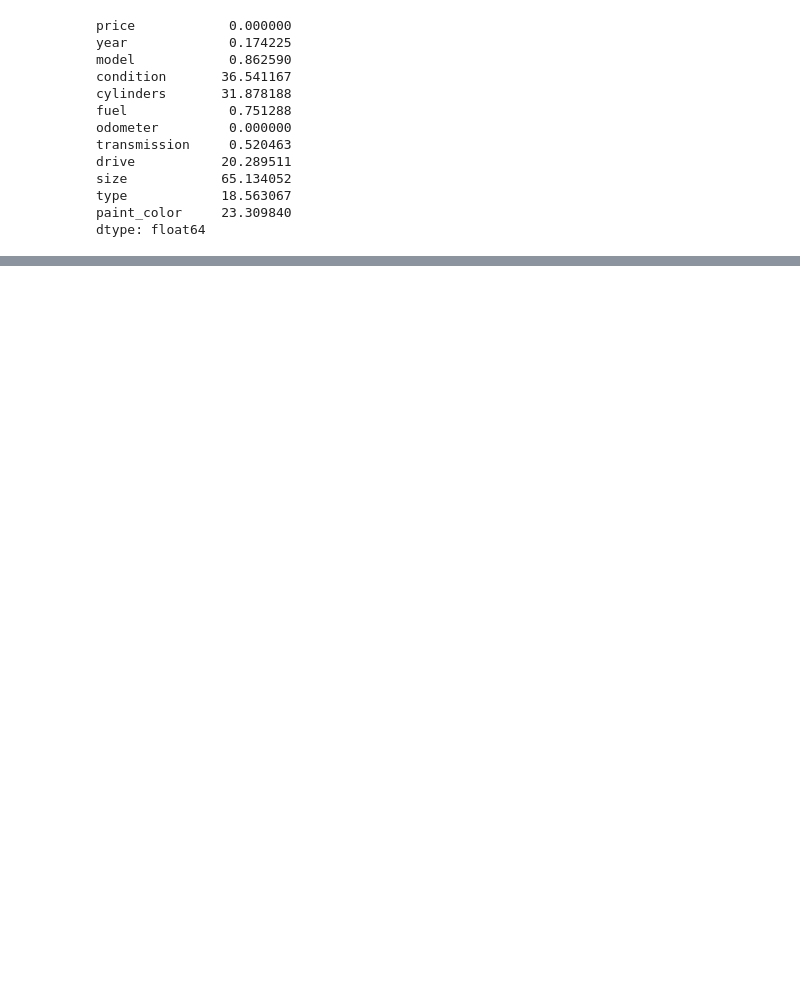
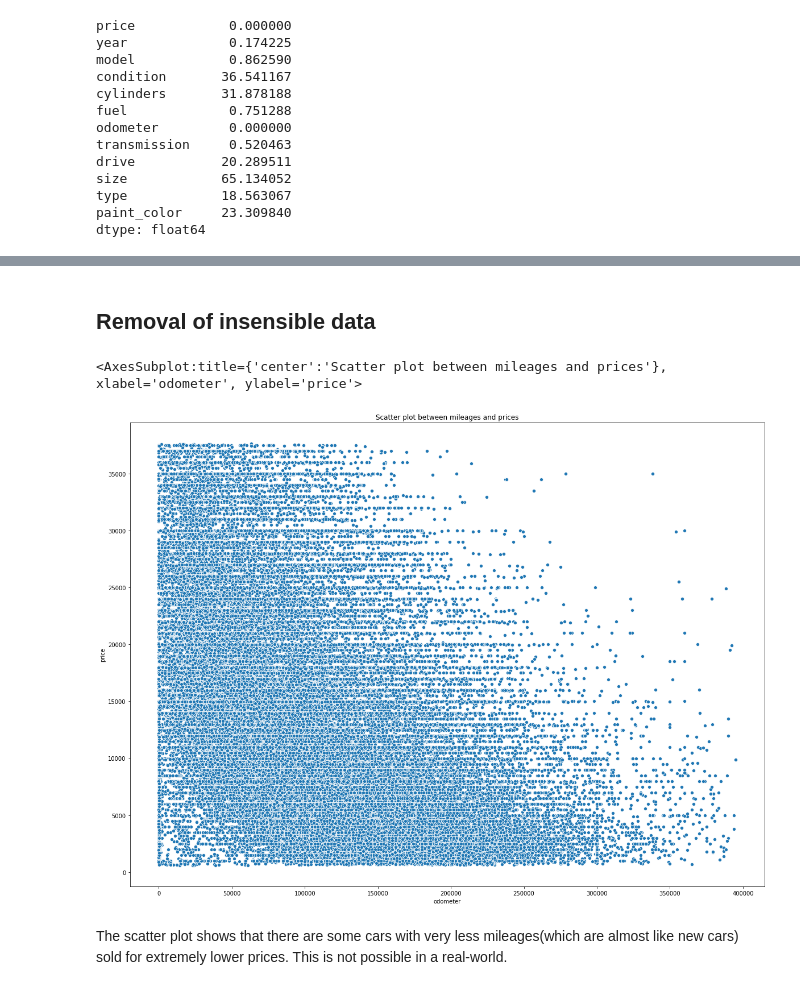
Before and after one commit to rdalexis/uw-ece657a-project-group25, a Jupyter notebook: Used_Car_Price_Prediction.ipynb, the cells around one changed output, grey strips where cells are left out. Cells and saved outputs as stored; diff of their text form; code cells hidden in the pictures; blank space fills up the shorter version.

```diff
--- a/Used_Car_Price_Prediction.ipynb
+++ b/Used_Car_Price_Prediction.ipynb
@@ -107,8 +140,8 @@ dtype: float64
 # %%
 dataset.drop(columns = ['size'], inplace=True)
 # %%
-rm_rows = ['year', 'model', 'fuel', 'transmission', 'drive', 'type', 'paint_color']
-for column in rm_rows:
+remove_rows = ['year', 'model', 'fuel', 'transmission', 'drive', 'type', 'paint_color']
+for column in remove_rows:
     dataset = dataset[~dataset[column].isnull()]
 # %%
 dataset.replace(np.nan, 'null', inplace=True)
@@ -129,0 +164,11 @@ dtype: float64
+# %% [markdown]
+<h2>Removal of insensible data</h2>
+# %%
+fig, ax = plt.subplots(figsize=(20,15))
+ax.set_title('Scatter plot between mileages and prices')
+sns.scatterplot(x='odometer', y='price', data=dataset)
+# %% [output]
+<AxesSubplot:title={'center':'Scatter plot between mileages and prices'}, xlabel='odometer', ylabel='price'>
+[figure, added]
+# %% [markdown]
+The scatter plot shows that there are some cars with very less mileages(which are almost like new cars) sold for extremely lower prices. This is not possible in a real-world.
```
Also changed, not shown: parts of 38 cells of this notebook, 1 other file.
